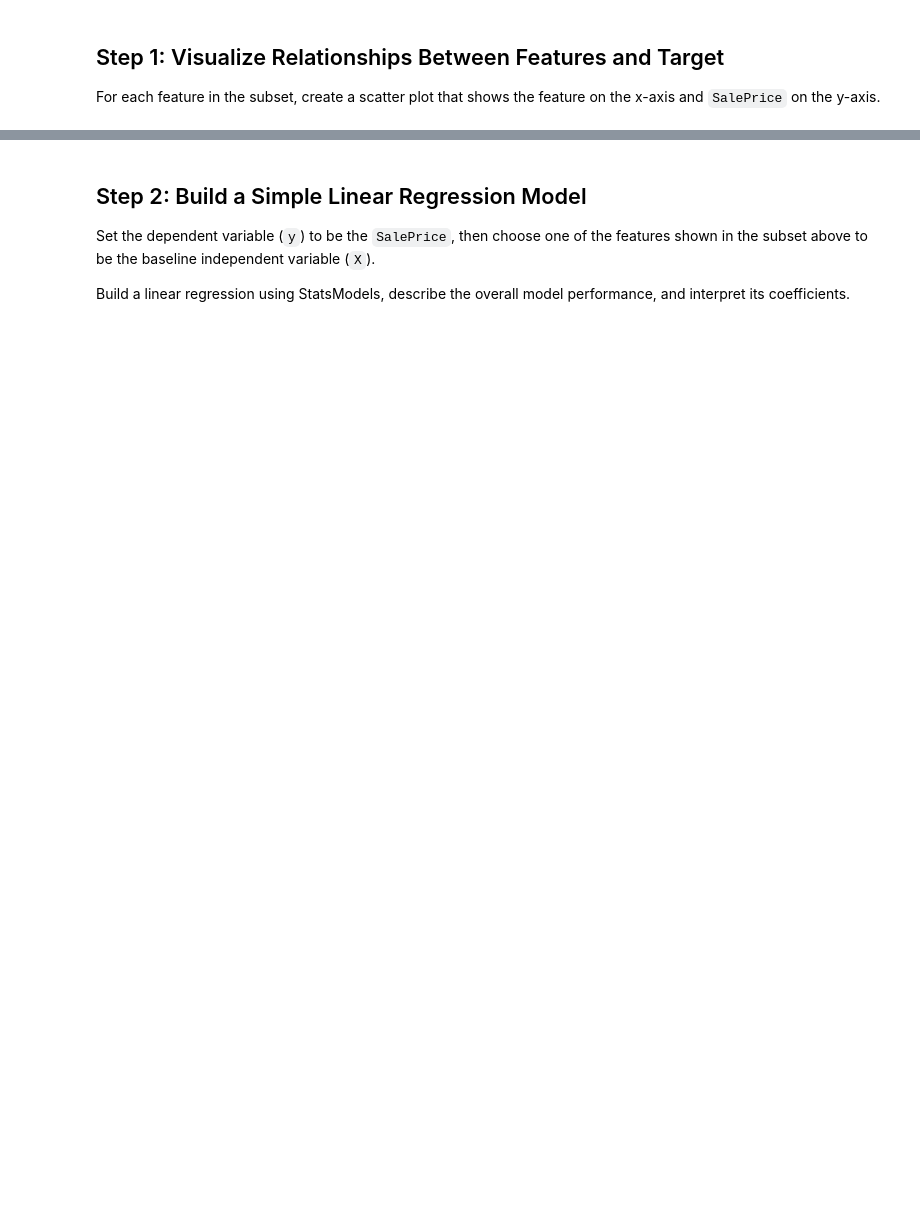
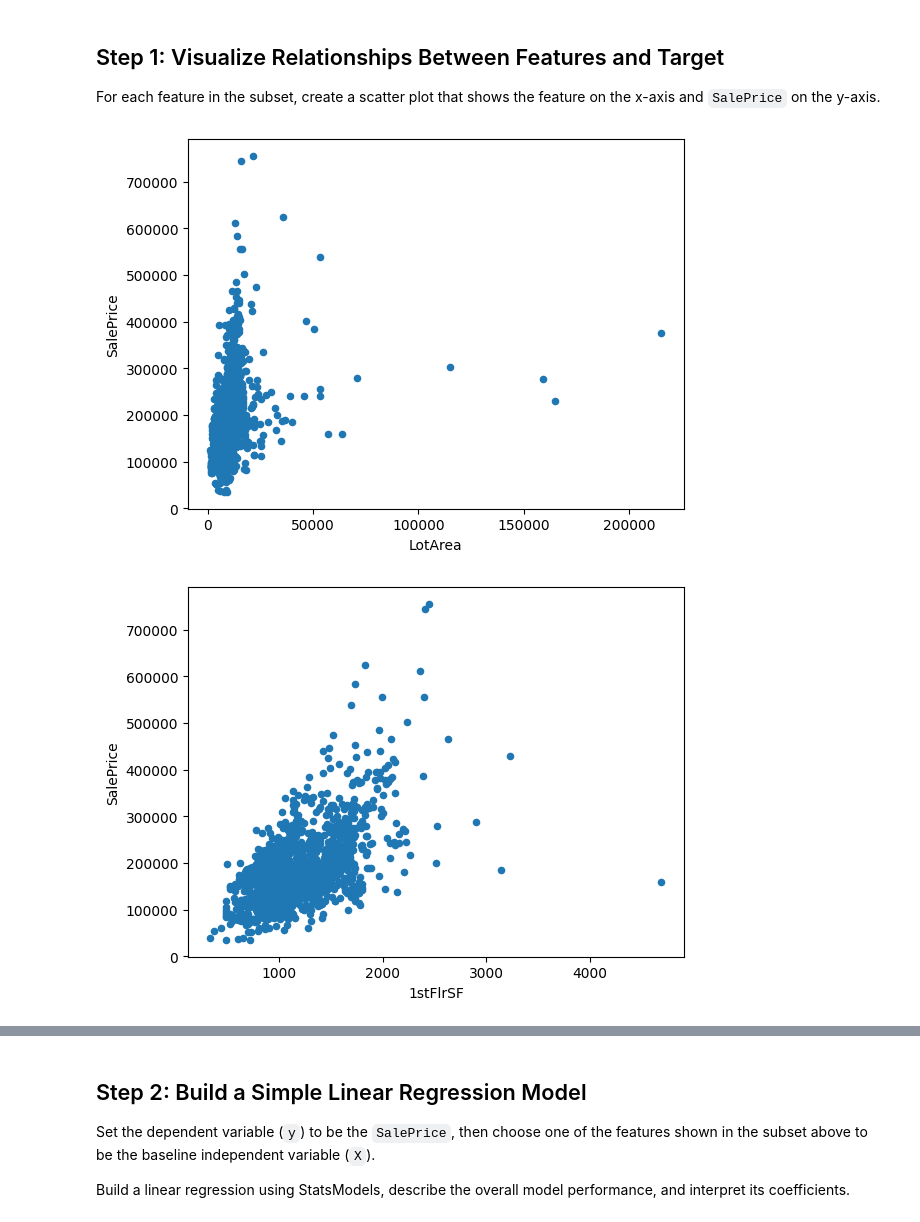
Before and after one commit to mojay6111/DSC_Phase_3_Week_1, a Jupyter notebook: Multiple-linear-regression-statsmodels-lab/lab_reg.ipynb, the cells around one changed output, grey strips where cells are left out. Cells and saved outputs as stored; diff of their text form; code cells hidden in the pictures; blank space fills up the shorter version.

```diff
--- a/Multiple-linear-regression-statsmodels-lab/lab_reg.ipynb
+++ b/Multiple-linear-regression-statsmodels-lab/lab_reg.ipynb
@@ -68,0 +82,15 @@ For each feature in the subset, create a scatter plot that shows the feature on
+# %%
+# Your code here - import relevant library, create scatter plots
+import matplotlib.pyplot as plt
+ames_subset.plot.scatter(x="LotArea", y="SalePrice");
+ames_subset.plot.scatter(x="1stFlrSF", y="SalePrice");
+ames_subset.plot.scatter(x="GrLivArea", y="SalePrice");
+
+
+# fig = plt.figure(figsize=(15,5))
+# sm.graphics.plot_partregress_grid(second_results, exog_idx=["weight", "model year"], fig=fig)
+# plt.tight_layout()
+# plt.show()
+# %% [output]
+[figure, added]
+[figure, added]
```
Also changed, not shown: parts of 25 cells of this notebook.
